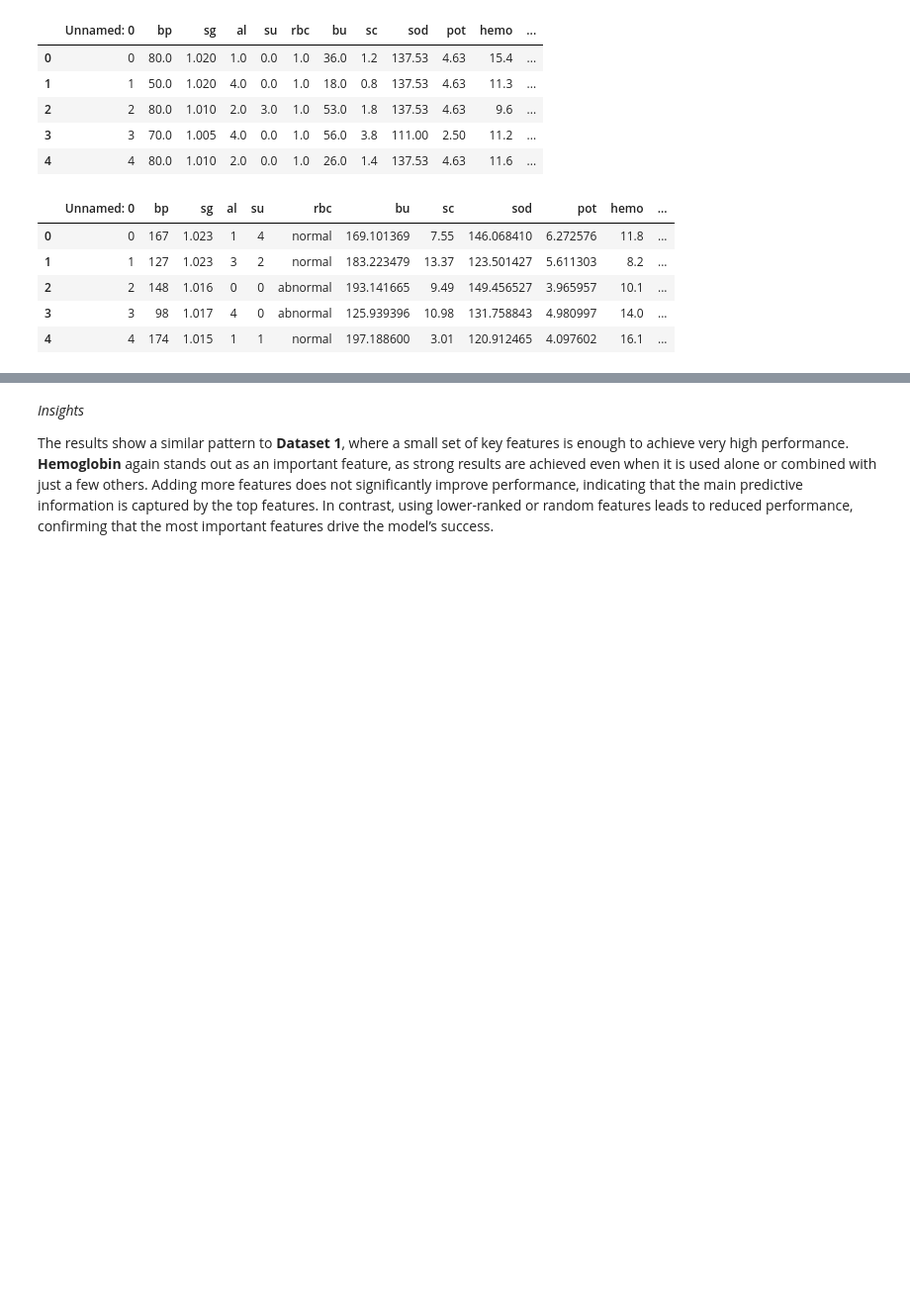
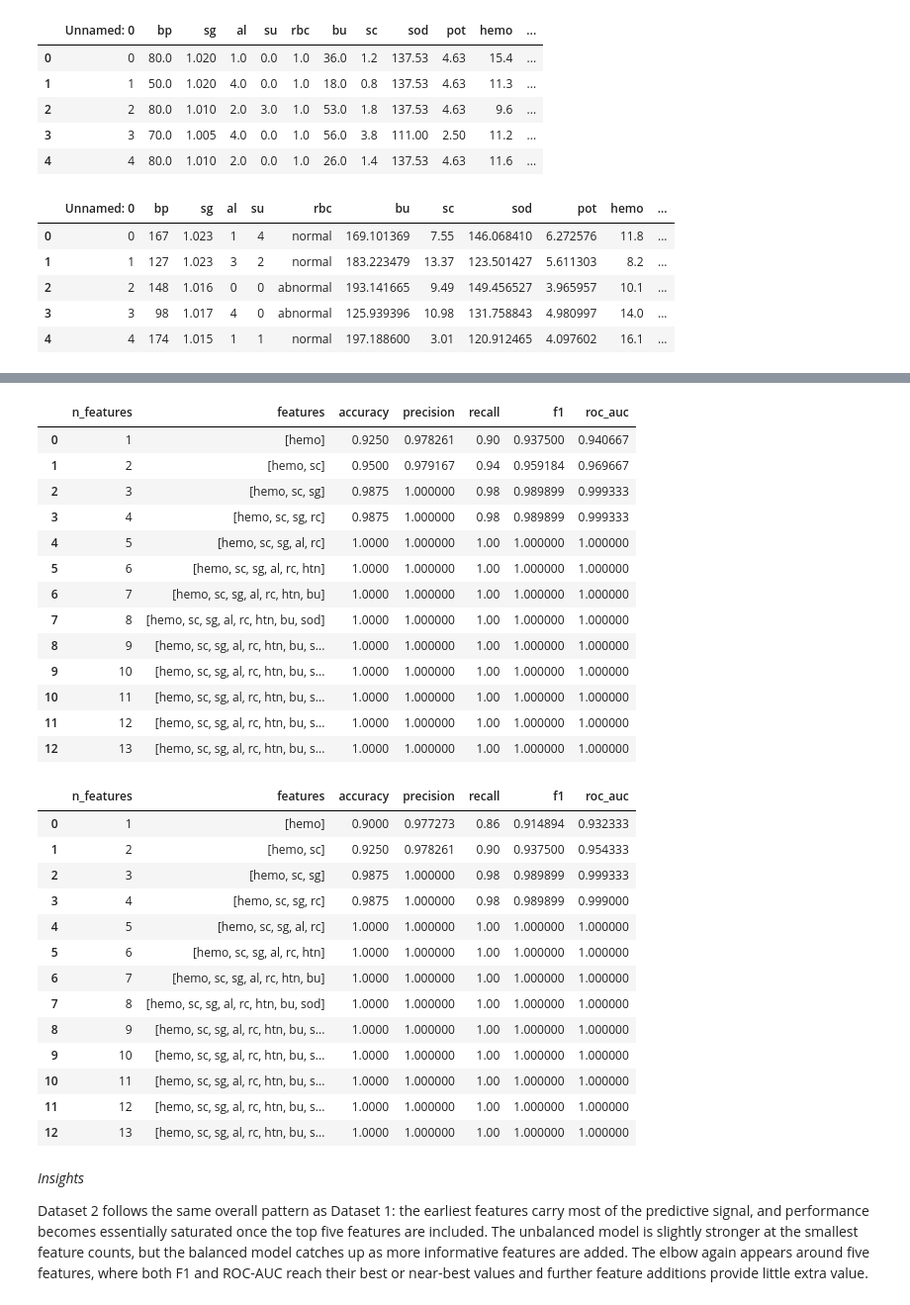
Before and after one commit to Group-16-Project/IntelSysProject, a Jupyter notebook: src/reduced_feature_analysis.ipynb, the cells around one changed output, grey strips where cells are left out. Shown at 99% size. Drawn from its saved outputs; the diff is of its cells as text; code cells hidden in the pictures; blank space fills up the shorter version.

```diff
--- a/src/reduced_feature_analysis.ipynb
+++ b/src/reduced_feature_analysis.ipynb
@@ -262,4 +275,56 @@ results_df2
+# %%
+f1 = ['hemo']
+f2 = ['hemo', 'sc']
+f3 = ['hemo', 'sc', 'sg']
+f4 = ['hemo', 'sc', 'sg', 'rc']
+f5 = ['hemo', 'sc', 'sg', 'al', 'rc']
+f6 = ['hemo', 'sc', 'sg', 'al', 'rc', 'htn']
+f7 = ['hemo', 'sc', 'sg', 'al', 'rc', 'htn', 'bu']
+f8 = ['hemo', 'sc', 'sg', 'al', 'rc', 'htn', 'bu', 'sod']
+f9 = ['hemo', 'sc', 'sg', 'al', 'rc', 'htn', 'bu', 'sod', 'bp']
+f10 = ['hemo', 'sc', 'sg', 'al', 'rc', 'htn', 'bu', 'sod', 'bp', 'su']
+f11 = ['hemo', 'sc', 'sg', 'al', 'rc', 'htn', 'bu', 'sod', 'bp', 'su', 'wc']
+f12 = ['hemo', 'sc', 'sg', 'al', 'rc', 'htn', 'bu', 'sod', 'bp', 'su', 'wc', 'pot']
+f13 = ['hemo', 'sc', 'sg', 'al', 'rc', 'htn', 'bu', 'sod', 'bp', 'su', 'wc', 'pot', 'rbc']
+# %%
+# Dataset 2 - Compare unbalanced and balanced models across gradually increasing feature sets
+
+dataset2_feature_sets = [f1, f2, f3, f4, f5, f6, f7, f8, f9, f10, f11, f12, f13]
+
+results_df2_unbalanced, results_df2 = build_feature_progression_tables(df2, dataset2_feature_sets)
+
+display(results_df2_unbalanced)
+display(results_df2)
+# %% [output]
+|  | n_features | features | accuracy | precision | recall | f1 | roc_auc |
+| 0 | 1 | [hemo] | 0.9250 | 0.978261 | 0.90 | 0.937500 | 0.940667 |
+| 1 | 2 | [hemo, sc] | 0.9500 | 0.979167 | 0.94 | 0.959184 | 0.969667 |
+| 2 | 3 | [hemo, sc, sg] | 0.9875 | 1.000000 | 0.98 | 0.989899 | 0.999333 |
+| 3 | 4 | [hemo, sc, sg, rc] | 0.9875 | 1.000000 | 0.98 | 0.989899 | 0.999333 |
+| 4 | 5 | [hemo, sc, sg, al, rc] | 1.0000 | 1.000000 | 1.00 | 1.000000 | 1.000000 |
+| 5 | 6 | [hemo, sc, sg, al, rc, htn] | 1.0000 | 1.000000 | 1.00 | 1.000000 | 1.000000 |
+| 6 | 7 | [hemo, sc, sg, al, rc, htn, bu] | 1.0000 | 1.000000 | 1.00 | 1.000000 | 1.000000 |
+| 7 | 8 | [hemo, sc, sg, al, rc, htn, bu, sod] | 1.0000 | 1.000000 | 1.00 | 1.000000 | 1.000000 |
+| 8 | 9 | [hemo, sc, sg, al, rc, htn, bu, s... | 1.0000 | 1.000000 | 1.00 | 1.000000 | 1.000000 |
+| 9 | 10 | [hemo, sc, sg, al, rc, htn, bu, s... | 1.0000 | 1.000000 | 1.00 | 1.000000 | 1.000000 |
+| 10 | 11 | [hemo, sc, sg, al, rc, htn, bu, s... | 1.0000 | 1.000000 | 1.00 | 1.000000 | 1.000000 |
+| 11 | 12 | [hemo, sc, sg, al, rc, htn, bu, s... | 1.0000 | 1.000000 | 1.00 | 1.000000 | 1.000000 |
+| 12 | 13 | [hemo, sc, sg, al, rc, htn, bu, s... | 1.0000 | 1.000000 | 1.00 | 1.000000 | 1.000000 |
+|  | n_features | features | accuracy | precision | recall | f1 | roc_auc |
+| 0 | 1 | [hemo] | 0.9000 | 0.977273 | 0.86 | 0.914894 | 0.932333 |
+| 1 | 2 | [hemo, sc] | 0.9250 | 0.978261 | 0.90 | 0.937500 | 0.954333 |
+| 2 | 3 | [hemo, sc, sg] | 0.9875 | 1.000000 | 0.98 | 0.989899 | 0.999333 |
+| 3 | 4 | [hemo, sc, sg, rc] | 0.9875 | 1.000000 | 0.98 | 0.989899 | 0.999000 |
+| 4 | 5 | [hemo, sc, sg, al, rc] | 1.0000 | 1.000000 | 1.00 | 1.000000 | 1.000000 |
+| 5 | 6 | [hemo, sc, sg, al, rc, htn] | 1.0000 | 1.000000 | 1.00 | 1.000000 | 1.000000 |
+| 6 | 7 | [hemo, sc, sg, al, rc, htn, bu] | 1.0000 | 1.000000 | 1.00 | 1.000000 | 1.000000 |
+| 7 | 8 | [hemo, sc, sg, al, rc, htn, bu, sod] | 1.0000 | 1.000000 | 1.00 | 1.000000 | 1.000000 |
+| 8 | 9 | [hemo, sc, sg, al, rc, htn, bu, s... | 1.0000 | 1.000000 | 1.00 | 1.000000 | 1.000000 |
+| 9 | 10 | [hemo, sc, sg, al, rc, htn, bu, s... | 1.0000 | 1.000000 | 1.00 | 1.000000 | 1.000000 |
+| 10 | 11 | [hemo, sc, sg, al, rc, htn, bu, s... | 1.0000 | 1.000000 | 1.00 | 1.000000 | 1.000000 |
+| 11 | 12 | [hemo, sc, sg, al, rc, htn, bu, s... | 1.0000 | 1.000000 | 1.00 | 1.000000 | 1.000000 |
+| 12 | 13 | [hemo, sc, sg, al, rc, htn, bu, s... | 1.0000 | 1.000000 | 1.00 | 1.000000 | 1.000000 |
 # %% [markdown]
 *Insights*
 
-The results show a similar pattern to **Dataset 1**, where a small set of key features is enough to achieve very high performance. **Hemoglobin** again stands out as an important feature, as strong results are achieved even when it is used alone or combined with just a few others. Adding more features does not significantly improve performance, indicating that the main predictive information is captured by the top features. In contrast, using lower-ranked or random features leads to reduced performance, confirming that the most important features drive the model’s success.
+Dataset 2 follows the same overall pattern as Dataset 1: the earliest features carry most of the predictive signal, and performance becomes essentially saturated once the top five features are included. The unbalanced model is slightly stronger at the smallest feature counts, but the balanced model catches up as more informative features are added. The elbow again appears around five features, where both F1 and ROC-AUC reach their best or near-best values and further feature additions provide little extra value.
```
Also changed, not shown: parts of 16 cells of this notebook.
